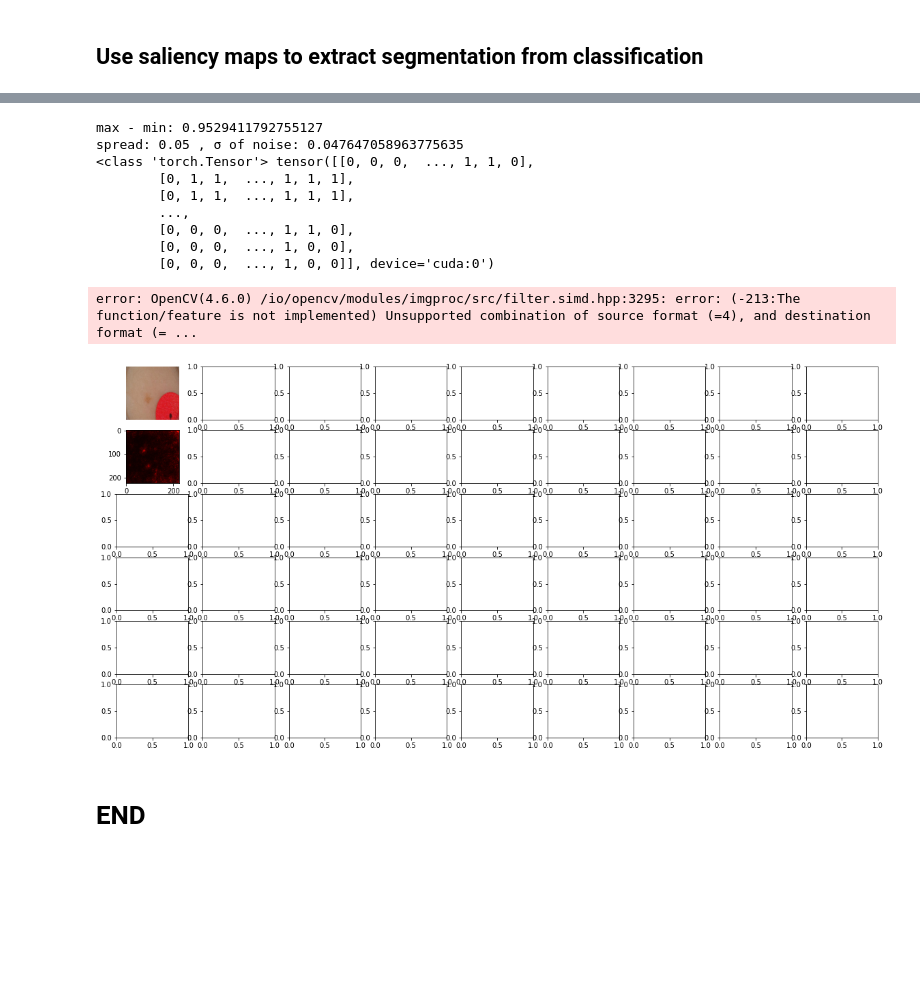
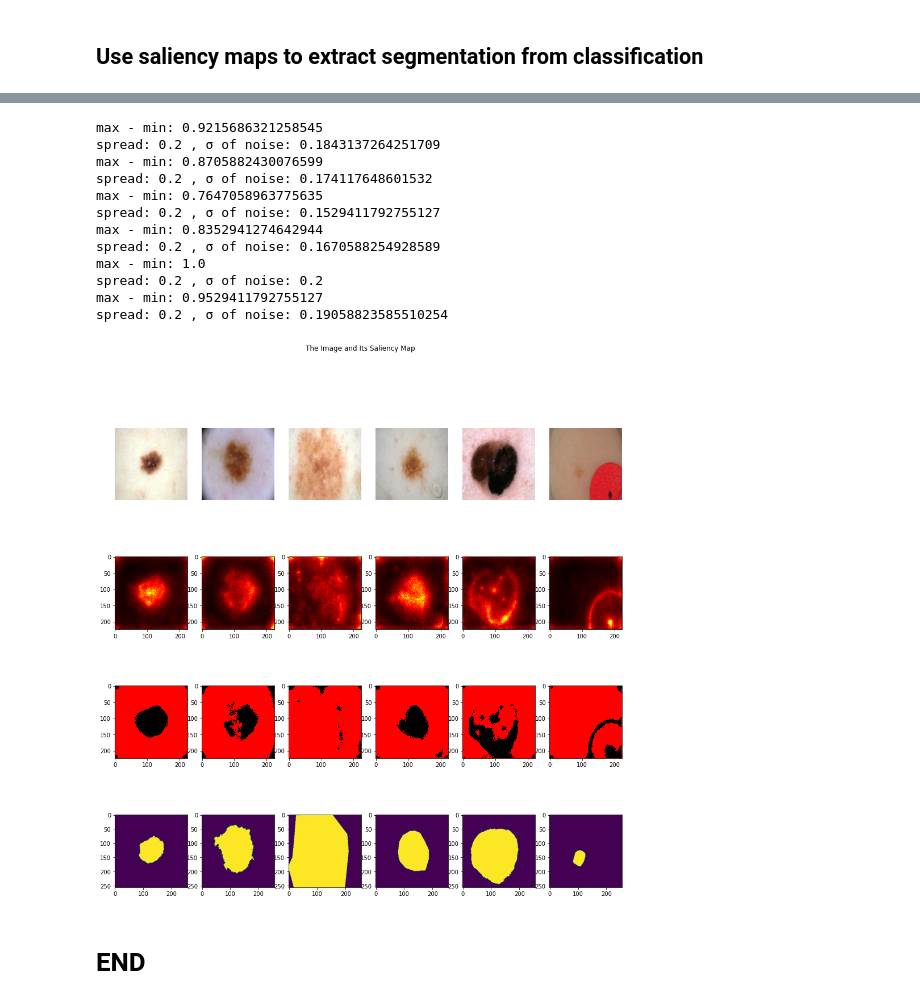
Before and after one commit to nikarav/Deep-Learning-In-Computer-Vision, a Jupyter notebook: Project3/part4.ipynb, the cells around one changed output, grey strips where cells are left out. Drawn from its saved outputs; the diff is of its cells as text; code cells hidden in the pictures; blank space fills up the shorter version.

Commit message:
Added visualization with original segmentations

```diff
--- a/Project3/part4.ipynb
+++ b/Project3/part4.ipynb
@@ -933,7 +933,7 @@ val_loader = DataLoader(valset, batch_size=batch_size, shuffle=True, num_workers
 
 testset = ISIC_background(test=True, transform=test_transform)
 print("# of test images:", len(testset))
-test_loader = DataLoader(testset, batch_size=32, shuffle=True, num_workers=3)
+test_loader = DataLoader(testset, batch_size=32, shuffle=False, num_workers=3)
 # %% [output]
 # of train images: 141
 # of val images: 40
@@ -997,7 +997,7 @@ def train(model, opt, loss_fn, epochs, train_loader, val_loader):
 # %%
 # vgg19
 
-model = torch.hub.load('pytorch/vision:v0.10.0', 'vgg19', pretrained=True)
+model = models.vgg19(pretrained=True)
 num_ftrs = model.classifier[6].in_features
 out_features = model.classifier[6].out_features
 print("# of input features:", num_ftrs)
@@ -1174,24 +1174,48 @@ plt.show()
 # %%
+image_paths = os.listdir(os.path.join('/dtu/datasets1/02514/isic', 'train_allstyles', 'Images'))
+seg_paths = os.listdir(os.path.join('/dtu/datasets1/02514/isic', 'train_allstyles', 'Segmentations'))
+counter = 0
+
+patata = {
+    'images': [],
+    'segmentations': [],
+    'name': []
+}
+
+counter = 0
+for image in image_paths:
+    if 'DS_' in image: continue
+    if counter >= len(image_paths)*0.9:
+        patata['images'].append(Image.open(os.path.join('/dtu/datasets1/02514/isic', 'train_allstyles', 'Images', image)))
+        patata['name'].append(image)
+        for seg in seg_paths:
+            if 'DS_' in seg: continue
+            if image.split('.')[0] in seg and 'expert' in seg:
+                patata['segmentations'].append(Image.open(os.path.join('/dtu/datasets1/02514/isic', 'train_allstyles', 'Segmentations', seg)))
+                break
+    counter += 1
+
 num_images = 18
 for i, (inputs, labels) in enumerate(test_loader):
     inputs = inputs.to(device)
     labels = labels.to(device)
 
-    fig, axs = plt.subplots(6,9, figsize=(20,10))
+    fig, axs = plt.subplots(4,6, figsize=(16,16))
     c = 0
     n = 50
     # plot 19 images in a grid 2x9
-    for j in [0, 3]:
-        for k in range(9):
+    for j in range(1):
+        for k in range(6):
             # get the next image
             img = inputs.data[c]
             minpix = np.min(img.cpu().numpy())
             maxpix = np.max(img.cpu().numpy())
             print(f"max - min: {maxpix - minpix}")
             # noise sample
-            s = 0.05
+            s = 0.2
             print(f"spread: {s} , σ of noise: {s*(maxpix-minpix)}")
-            saliency_mean = torch.empty((224, 224)).to(device)
+
+            saliency_mean = np.zeros((224,224), dtype=np.float32)
 
             # we want the mean over 10 saliency maps of noisy images
             for _ in range(n):
@@ -1220,61 +1244,67 @@ for i, (inputs, labels) in enumerate(test_loader):
                 # Retireve the saliency map and also pick the maximum value from channels on each pixel.
                 # In this case, we look at dim=1. Recall the shape (batch_size, channel, width, height)
                 saliency, _ = torch.max(img_noise.grad.data.abs(), dim=1)
-                saliency = saliency.reshape(224, 224)
+                saliency = saliency.reshape(224, 224).cpu().detach().numpy()
                 saliency_mean += saliency
 
             # mean saliency
-            saliency_mean = saliency_mean/n
+            saliency_mean1 = saliency_mean
+            saliency_mean1 = saliency_mean1/n
 
+            silence_cuda = torch.tensor(saliency_mean1).to(device)
             # try to make the saliency map more extreme
-            saliency_copy = copy.deepcopy(saliency_mean)
+            saliency_copy = copy.deepcopy(silence_cuda)
             saliency_copy = torch.sigmoid(saliency_copy)
             # low value in saliency => black
             # high value in saliency => red (segmented region)
-            saliency_copy = torch.where(saliency_copy>0.513, 1, 0)
+            mask_rate = 0.507
+            saliency_masked = torch.where(saliency_copy>mask_rate, 1, 0)
 
             # define the colors
             cmap = mpl.colors.ListedColormap(['r', 'k'])
             # create a normalize object the describes the limits of
             # each color
             bounds = [0., 0.5, 1.]
             norm = mpl.colors.BoundaryNorm(bounds, cmap.N)
 
             # Reshape the image
             img = img.reshape(-1, 224, 224)
 
             # Visualize the image and the saliency map
             axs[j,k].imshow(img.cpu().detach().numpy().transpose(1, 2, 0))
             axs[j,k].axis('off')
-            axs[j+1,k].imshow(saliency.cpu(), cmap='hot')
-            axs[j+2,k].imshow(saliency_copy.cpu(), interpolation='none', cmap=cmap, norm=norm)
-            # axs[j+2,k].imshow(saliency_copy.cpu(), cmap='Greys')
+            axs[j+1,k].imshow(saliency_mean1, interpolation='none', cmap='hot')
+            axs[j+2,k].imshow(saliency_masked.cpu(), interpolation='hanning', cmap=cmap)
+            axs[j+3,k].imshow(patata['segmentations'][c])
+            # axs[j+1,k].imshow(saliency_copy.cpu(), interpolation='hanning', cmap='Greys')
             axs[j,k].axis('off')
 
             # go to the next image
             c += 1
 
             if c == num_images:
                 break
 
     # do this with just 1 batch
     if i == 0:
         break
 
 # plt.tight_layout()
 plt.suptitle('The Image and Its Saliency Map')
 plt.show()
 # %% [output]
+max - min: 0.9215686321258545
+spread: 0.2 , σ of noise: 0.1843137264251709
+max - min: 0.8705882430076599
+spread: 0.2 , σ of noise: 0.174117648601532
+max - min: 0.7647058963775635
+spread: 0.2 , σ of noise: 0.1529411792755127
+max - min: 0.8352941274642944
+spread: 0.2 , σ of noise: 0.1670588254928589
+max - min: 1.0
+spread: 0.2 , σ of noise: 0.2
 max - min: 0.9529411792755127
-spread: 0.05 , σ of noise: 0.047647058963775635
-<class 'torch.Tensor'> tensor([[0, 0, 0,  ..., 1, 1, 0],
-        [0, 1, 1,  ..., 1, 1, 1],
-        [0, 1, 1,  ..., 1, 1, 1],
-        ...,
-        [0, 0, 0,  ..., 1, 1, 0],
-        [0, 0, 0,  ..., 1, 0, 0],
-        [0, 0, 0,  ..., 1, 0, 0]], device='cuda:0')
+spread: 0.2 , σ of noise: 0.19058823585510254
-error: OpenCV(4.6.0) /io/opencv/modules/imgproc/src/filter.simd.hpp:3295: error: (-213:The function/feature is not implemented) Unsupported combination of source format (=4), and destination format (= ...
-[figure, old version]
+[figure, new version]
 # %% [markdown]
 # END
```
Also changed, not shown: parts of 11 cells of this notebook.
